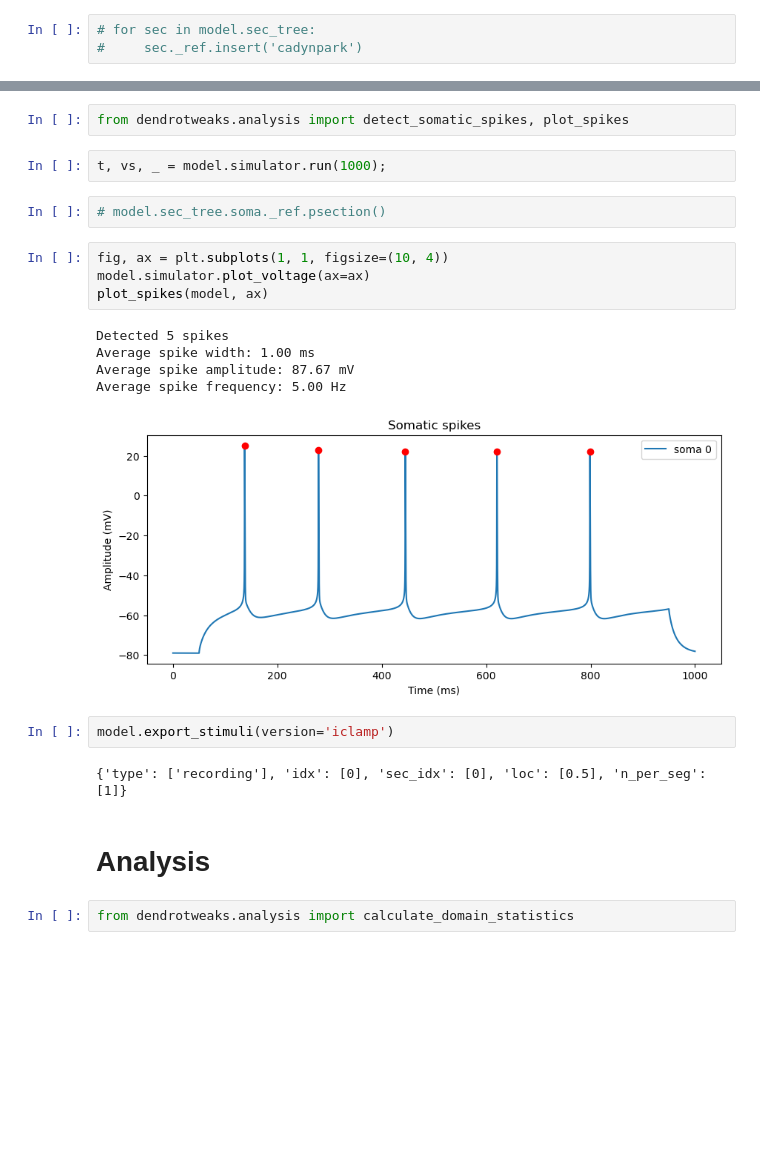
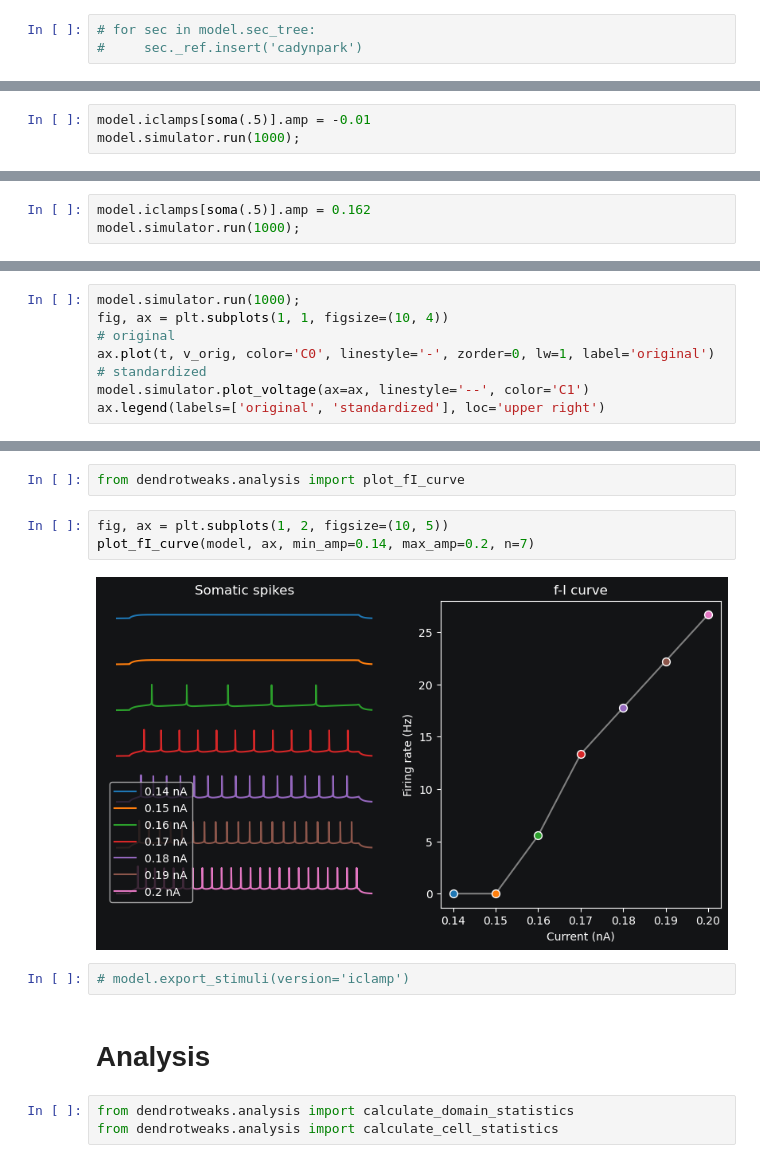
Before and after one commit to Poirazi-Lab/DendroTweaksApp, a Jupyter notebook: app/src/Park_2019.ipynb, the cells around one changed output, grey strips where cells are left out. Cells and saved outputs as stored; diff of their text form; blank space fills up the shorter version.

Commit message:
Remove factory classes, change section plot, add analysis, reproduce models

```diff
--- a/app/src/Park_2019.ipynb
+++ b/app/src/Park_2019.ipynb
@@ -428,0 +334,3 @@ IClamp added to sec ••0 at loc 0.5.
+# %%
+model.iclamps[soma(.5)].amp = -0.01
+model.simulator.run(1000);
@@ -428,0 +345,3 @@ IClamp added to sec ••0 at loc 0.5.
+# %%
+model.iclamps[soma(.5)].amp = 0.162
+model.simulator.run(1000);
@@ -428,0 +374,8 @@ IClamp added to sec ••0 at loc 0.5.
+# %%
+model.simulator.run(1000);
+fig, ax = plt.subplots(1, 1, figsize=(10, 4))
+# original
+ax.plot(t, v_orig, color='C0', linestyle='-', zorder=0, lw=1, label='original')
+# standardized
+model.simulator.plot_voltage(ax=ax, linestyle='--', color='C1')
+ax.legend(labels=['original', 'standardized'], loc='upper right')
@@ -429,24 +385,14 @@ IClamp added to sec ••0 at loc 0.5.
 # %%
-from dendrotweaks.analysis import detect_somatic_spikes, plot_spikes
+from dendrotweaks.analysis import plot_fI_curve
-# %%
-t, vs, _ = model.simulator.run(1000);
-# %%
-# model.sec_tree.soma._ref.psection()
 # %%
-fig, ax = plt.subplots(1, 1, figsize=(10, 4))
-model.simulator.plot_voltage(ax=ax)
-plot_spikes(model, ax)
+fig, ax = plt.subplots(1, 2, figsize=(10, 5))
+plot_fI_curve(model, ax, min_amp=0.14, max_amp=0.2, n=7)
 # %% [output]
-Detected 5 spikes
-Average spike width: 1.00 ms
-Average spike amplitude: 87.67 mV
-Average spike frequency: 5.00 Hz
-[figure, old version]
+[figure, new version]
 # %%
-model.export_stimuli(version='iclamp')
+# model.export_stimuli(version='iclamp')
-# %% [output]
-{'type': ['recording'], 'idx': [0], 'sec_idx': [0], 'loc': [0.5], 'n_per_seg': [1]}
 # %% [markdown]
 # Analysis
 # %%
 from dendrotweaks.analysis import calculate_domain_statistics
+from dendrotweaks.analysis import calculate_cell_statistics
```
Also changed, not shown: parts of 34 cells of this notebook, 53 other files.
